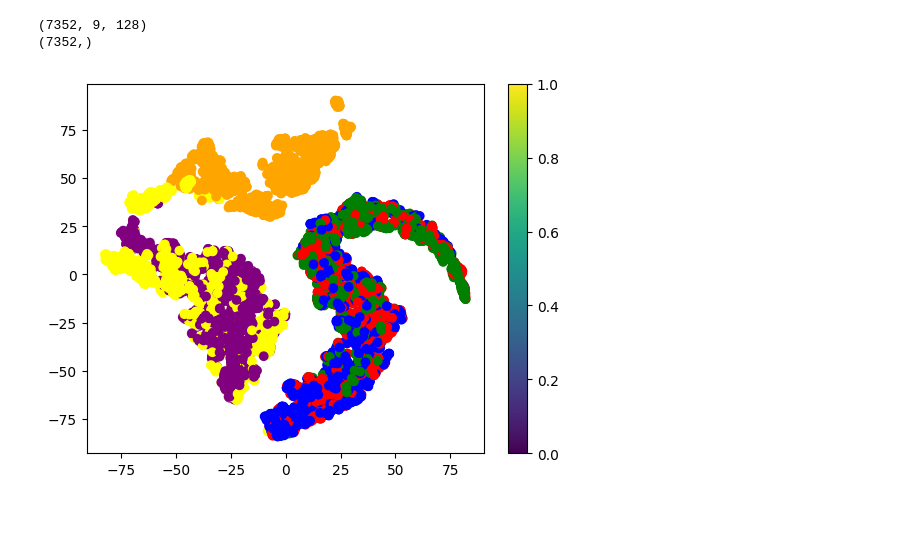
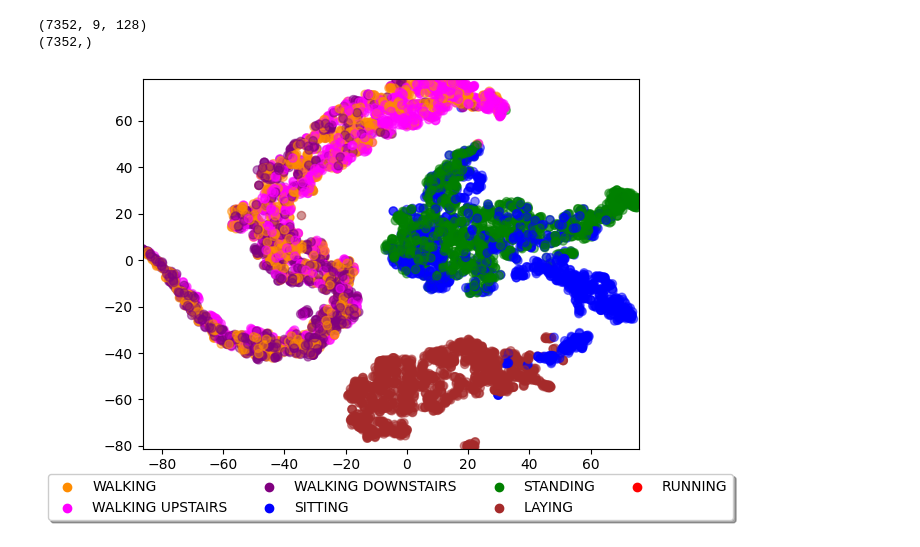
Before and after one commit to salocinrevenge/EpisodeTracker, a Jupyter notebook: code/hierAR.ipynb, the cells around one changed output. Drawn from its saved outputs; the diff is of its cells as text; code cells hidden in the pictures; blank space fills up the shorter version.

```diff
--- a/code/hierAR.ipynb
+++ b/code/hierAR.ipynb
@@ -112,20 +150,10 @@ latent = torch.cat((output[1], output[3]), dim=1)
 # %%
 # mostra o espaço latente com as labels
 X_embedded_latent = TSNE(n_components=2).fit_transform(latent.detach().numpy())
-# %%
-# define cores fixas para as labels
-cores = np.array(['red', 'blue', 'green', 'yellow', 'purple', 'orange', 'black', 'pink', 'brown', 'gray'])
-
-
-# plt.scatter(X_embedded_latent[:,0], X_embedded_latent[:,1], c=train.Y)
-# plt.colorbar()
-# plt.show()
-
-plt.scatter(X_embedded_latent[:,0], X_embedded_latent[:,1], c=cores[train.Y])
-plt.colorbar()
-plt.show()
-# %% [output]
-[figure, removed]
+# %%
+plotar_completo(X_embedded_latent, train.Y)
+# %% [output]
+[figure, added]
 # %%
 # calcula o hierariquico de latent
 Z_latent = linkage(latent.detach().numpy(), 'ward')
```
Also changed, not shown: parts of 7 cells of this notebook.
